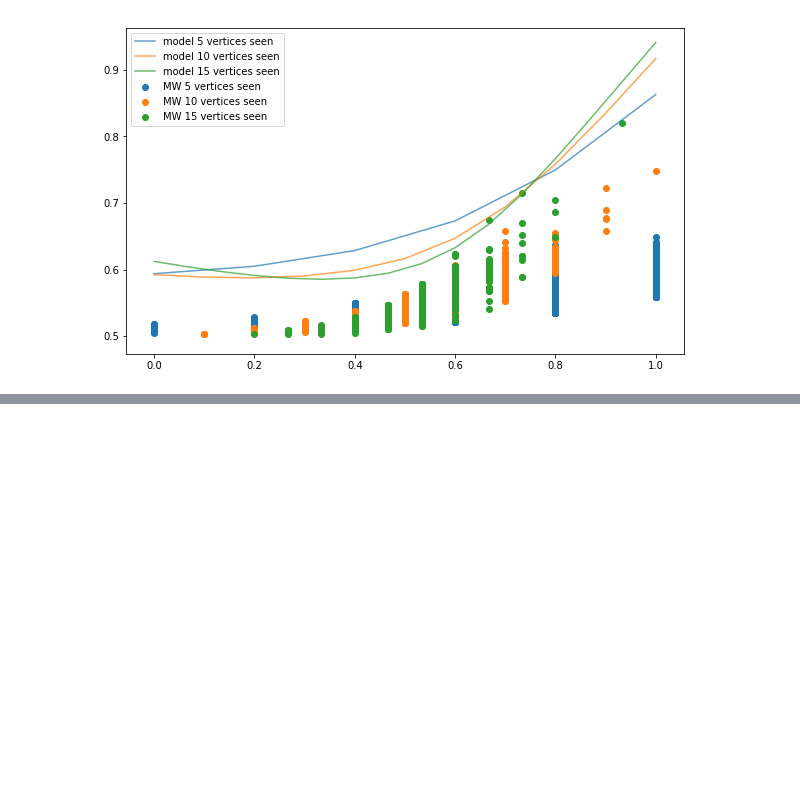
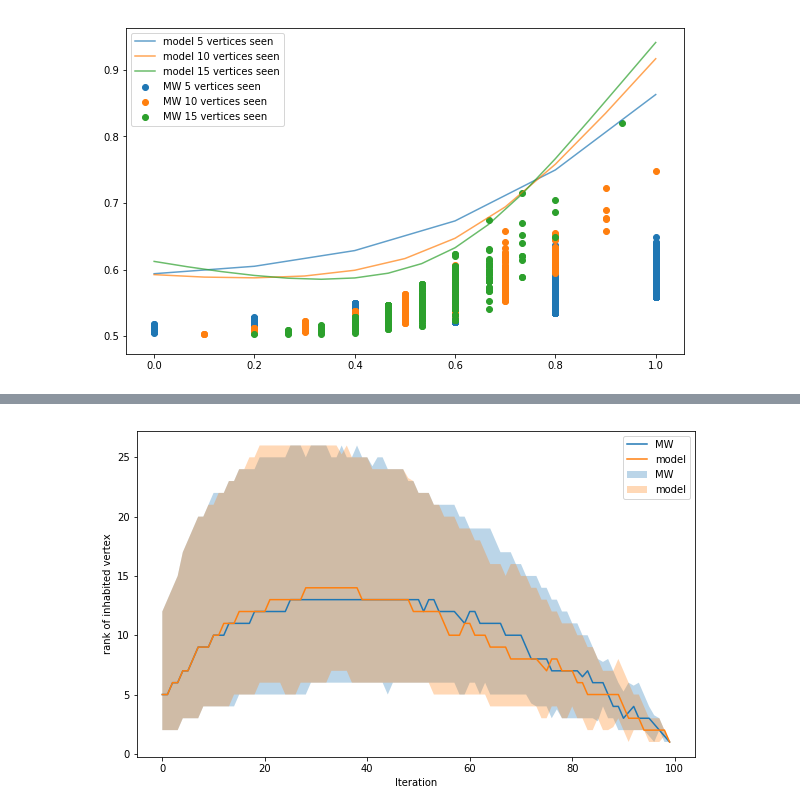
Before and after one commit to maxov/170-project-analysis, a Jupyter notebook: project-analysis.ipynb, the cells around one changed output, grey strips where cells are left out. Saved outputs shown, nothing was run; the diff lists cells and outputs as text; code cells hidden in the pictures; blank space fills up the shorter version.

```diff
--- a/project-analysis.ipynb
+++ b/project-analysis.ipynb
@@ -611,0 +740,12 @@ We can't compare these values directly because they mean different things. If th
+# %%
+plt.figure(figsize=(10, 6))
+plt.plot(np.arange(100), mw_inhabited_rank_50p, label='MW')
+plt.plot(np.arange(100), model_inhabited_rank_50p, label='model')
+plt.fill_between(np.arange(100), mw_inhabited_rank_25p, mw_inhabited_rank_75p, label='MW', alpha=0.3)
+plt.fill_between(np.arange(100), model_inhabited_rank_25p, model_inhabited_rank_75p, label='model', alpha=0.3)
+plt.legend()
+plt.ylabel('rank of inhabited vertex')
+plt.xlabel('Iteration')
+plt.show()
+# %% [output]
+[figure, added]
```
Also changed, not shown: parts of 7 cells of this notebook.
